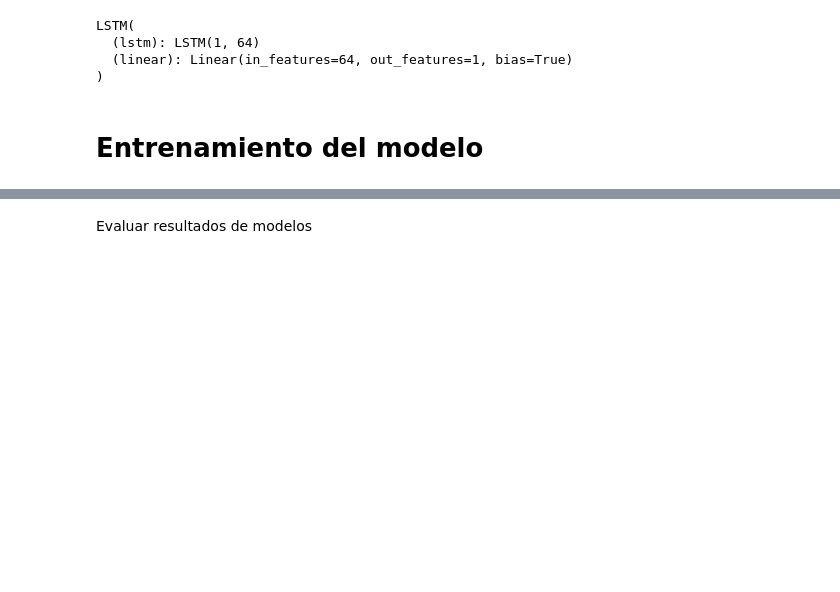
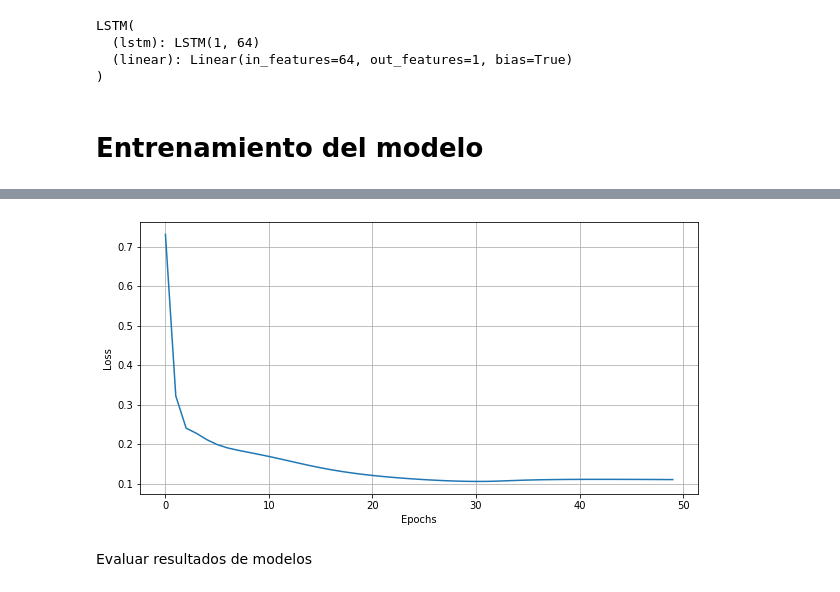
Before and after one commit to r-diazp/DeepL, a Jupyter notebook: lstm_time_series_2.ipynb, the cells around one changed output, grey strips where cells are left out. Cells and saved outputs as stored; diff of their text form; code cells hidden in the pictures; blank space fills up the shorter version.

```diff
--- a/lstm_time_series_2.ipynb
+++ b/lstm_time_series_2.ipynb
@@ -136,37 +189,3 @@ LSTM(
 )
 # %% [markdown]
 # Entrenamiento del modelo
-# %%
-epochs = 50
-losses = []
-start_time = time.time()
-
-for epoch in range(epochs):
-    # Extraer sequence & target de los datos de entrenamiento
-
-    for sequence, target in train_data:
-      # Resetear el estado de los parametros de la capa oculta
-      optimizer.zero_grad()
-      model.hidden = (torch.zeros(1, 1, model.hidden_size),
-                      torch.zeros(1, 1, model.hidden_size))
-
-      #Hacer predicciones con el modelo
-      prediction = model(sequence)
-
-      #Back Propagation
-      loss = criterion(prediction, target)
-      loss.backward()
-      optimizer.step()
-
-    losses.append(loss)
-    #Imprimir resultados del entrenamiento (cada 25 epocas)
-    if epoch%10 == 1:
-      print(f'Epoch: {epoch+1:2} Loss: {loss.item():10.8f}')
-print(f'\nDuration: {time.time() - start_time:.0f} seconds')
-
-#Grafica de convergencia del entrenamiento
-plt.figure(figsize = (10,5))
-plt.plot(range(epochs), losses)
-plt.ylabel('MSE Loss')
-plt.xlabel('Epocas');
-plt.grid(True)
@@ -181,0 +192,8 @@ Duration: 41 seconds
+# %%
+#ENTRENAMIENTO CON DATOS TRAIN
+epochs = 50
+model.train()
+
+#Entrenamiento del modelo
+model_fit(epochs, train_data, model, criterion, optimizer)
+# %% [output]
@@ -182,3 +207,4 @@ Duration: 41 seconds
+[figure, added]
 # %% [markdown]
 Evaluar resultados de modelos
 # %%
```
Also changed, not shown: parts of 13 cells of this notebook.
